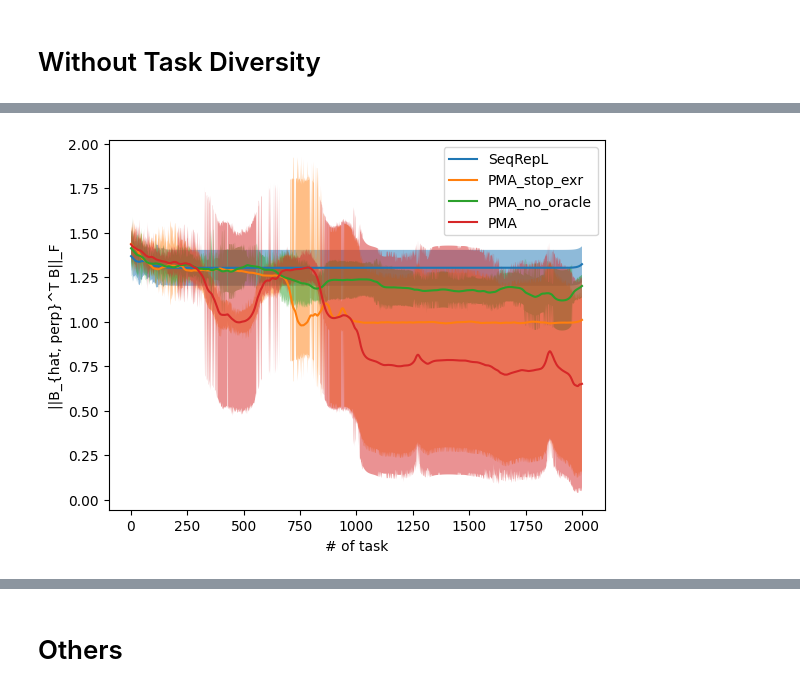
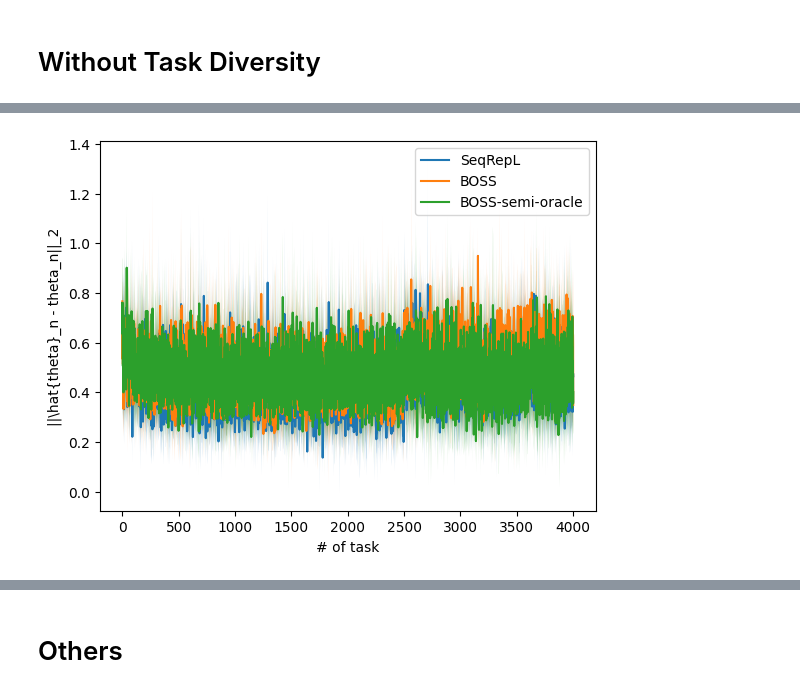
Before and after one commit to duongnhatthang/BOSS, a Jupyter notebook: exp.ipynb, the cells around one changed output, grey strips where cells are left out. Drawn from its saved outputs; the diff is of its cells as text; code cells hidden in the pictures.

```diff
--- a/exp.ipynb
+++ b/exp.ipynb
@@ -384,25 +662,49 @@ plt.close()
 # %%
-rbf = Rbf(X, mean_PMA_stop_exr2, function = 'multiquadric', smooth = 500)
-y_PMA_stop_exr_rbf2 = rbf(X)
-rbf = Rbf(X, mean_PMA_no_oracle2, function = 'multiquadric', smooth = 500)
-y_PMA_no_oracle_rbf2 = rbf(X)
-rbf = Rbf(X, mean_PMA2, function = 'multiquadric', smooth = 500)
-y_PMA_rbf2 = rbf(X)
-rbf = Rbf(X, mean_SeqRepL2, function = 'multiquadric', smooth = 500)
-y_SeqRepL_rbf2 = rbf(X)
+# # rbf = Rbf(X, mean_PMA_stop_exr2, function = 'multiquadric', smooth = 500)
+# # y_PMA_stop_exr_rbf2 = rbf(X)
+# rbf = Rbf(X, mean_PMA_no_oracle2, function = 'multiquadric', smooth = 500)
+# y_PMA_no_oracle_rbf2 = rbf(X)
+# rbf = Rbf(X, mean_PMA2, function = 'multiquadric', smooth = 500)
+# y_PMA_rbf2 = rbf(X)
+# rbf = Rbf(X, mean_SeqRepL2, function = 'multiquadric', smooth = 500)
+# y_SeqRepL_rbf2 = rbf(X)
 
-plt.plot(X, y_SeqRepL_rbf2, '-', label='SeqRepL')
-plt.fill_between(X, y_SeqRepL_rbf2-std_SeqRepL2, y_SeqRepL_rbf2+std_SeqRepL2, alpha=0.5)
-plt.plot(X, y_PMA_stop_exr_rbf2, '-', label='PMA_stop_exr')
-plt.fill_between(X, y_PMA_rbf2-std_PMA_stop_exr2, y_PMA_rbf2+std_PMA_stop_exr2, alpha=0.5)
-plt.plot(X, y_PMA_no_oracle_rbf2, '-', label='PMA_no_oracle')
-plt.fill_between(X, y_PMA_no_oracle_rbf2-std_PMA_no_oracle2, y_PMA_no_oracle_rbf2+std_PMA_no_oracle2, alpha=0.5)
-plt.plot(X, y_PMA_rbf2, '-', label='PMA')
-plt.fill_between(X, y_PMA_rbf2-std_PMA2, y_PMA_rbf2+std_PMA2, alpha=0.5)
-plt.xlabel('# of task')
-plt.ylabel('||B_{hat, perp}^T B||_F')
+# plt.plot(X, y_SeqRepL_rbf2, '-', label='SeqRepL')
+# plt.fill_between(X, y_SeqRepL_rbf2-std_SeqRepL2, y_SeqRepL_rbf2+std_SeqRepL2, alpha=0.5)
+# # plt.plot(X, y_PMA_stop_exr_rbf2, '-', label='BOSS-stop-exr')
+# # plt.fill_between(X, y_PMA_rbf2-std_PMA_stop_exr2, y_PMA_rbf2+std_PMA_stop_exr2, alpha=0.5)
+# plt.plot(X, y_PMA_no_oracle_rbf2, '-', label='BOSS-no-oracle')
+# plt.fill_between(X, y_PMA_no_oracle_rbf2-std_PMA_no_oracle2, y_PMA_no_oracle_rbf2+std_PMA_no_oracle2, alpha=0.5)
+# plt.plot(X, y_PMA_rbf2, '-', label='BOSS')
+# plt.fill_between(X, y_PMA_rbf2-std_PMA2, y_PMA_rbf2+std_PMA2, alpha=0.5)
+# plt.xlabel('# of task')
+# plt.ylabel('||\hat(B)_{n, perp}^T B_n||_F')
 
-plt.legend()
-plt.show()
+# plt.legend()
+# plt.show()
-# %% [output]
-[figure, removed]
+# %%
+mean_PMA2 = np.mean(best_PMA2['theta_hat_err'], axis=0)
+std_PMA2 = np.std(best_PMA2['theta_hat_err'], axis=0)
+mean_SeqRepL2 = np.mean(best_SeqRepL2['theta_hat_err'], axis=0)
+std_SeqRepL2 = np.std(best_SeqRepL2['theta_hat_err'], axis=0)
+# mean_PMA_stop_exr2 = np.mean(best_PMA_stop_exr2['theta_hat_err'], axis=0)
+# std_PMA_stop_exr2 = np.std(best_PMA_stop_exr2['theta_hat_err'], axis=0)
+mean_PMA_no_oracle2 = np.mean(best_PMA_no_oracle2['theta_hat_err'], axis=0)
+std_PMA_no_oracle2 = np.std(best_PMA_no_oracle2['theta_hat_err'], axis=0)
+
+X = np.arange(1,n_task+1)
+plt.plot(X, mean_SeqRepL2, '-', label='SeqRepL')
+plt.fill_between(X, mean_SeqRepL2-std_SeqRepL2, mean_SeqRepL2+std_SeqRepL2, alpha=0.5)
+# plt.plot(X, mean_PMA_stop_exr2, '-', label='BOSS-stop-exr')
+# plt.fill_between(X, mean_PMA_stop_exr2-std_PMA_stop_exr2, mean_PMA_stop_exr2+std_PMA_stop_exr2, alpha=0.5)
+plt.plot(X, mean_PMA_no_oracle2, '-', label='BOSS')
+plt.fill_between(X, mean_PMA_no_oracle2-std_PMA_no_oracle2, mean_PMA_no_oracle2+std_PMA_no_oracle2, alpha=0.5)
+plt.plot(X, mean_PMA2, '-', label='BOSS-semi-oracle')
+plt.fill_between(X, mean_PMA2-std_PMA2, mean_PMA2+std_PMA2, alpha=0.5)
+plt.xlabel('# of task')
+plt.ylabel('||\hat{theta}_n - theta_n||_2')
+plt.legend()
+plt.show()
+# plt.close()
+# %% [output]
+[figure, added]
```
Also changed, not shown: parts of 23 cells of this notebook, 2 other files.
